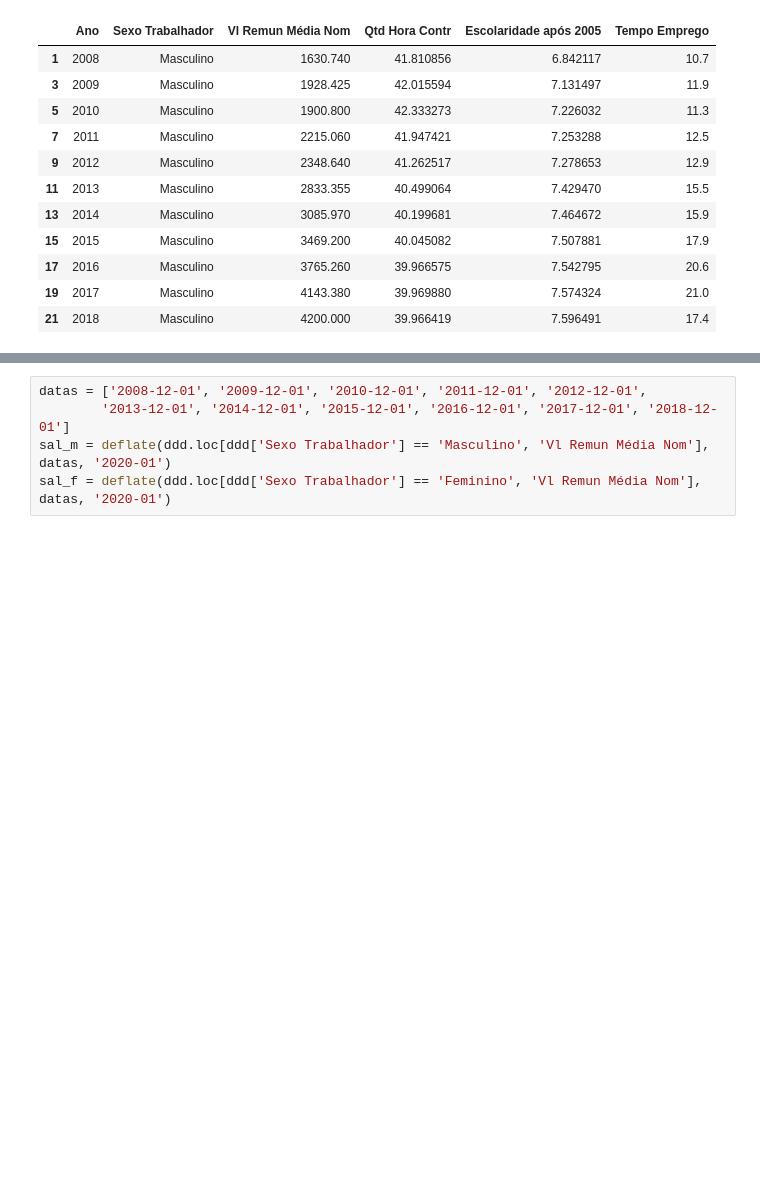
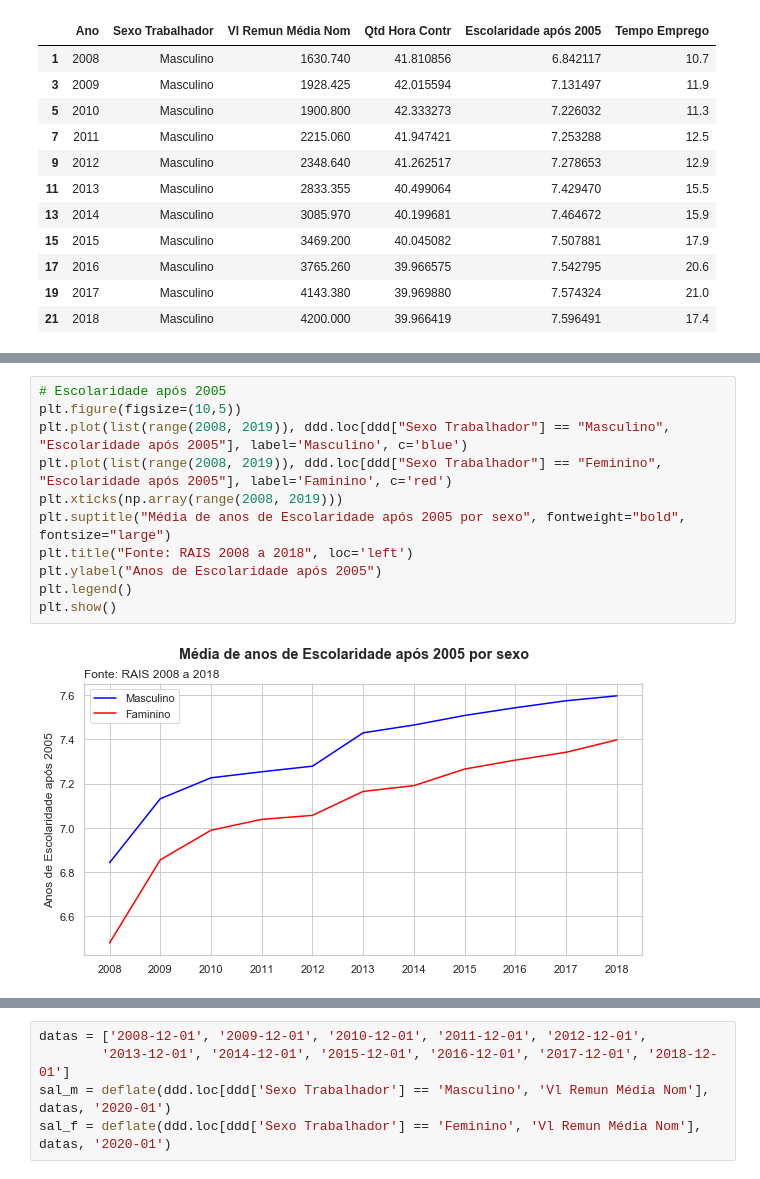
Before and after one commit to neylsoncrepalde/diversidade_mercado_ia, a Jupyter notebook: src/exploratoria.ipynb, the cells around one changed output, grey strips where cells are left out. Cells and saved outputs as stored; diff of their text form; blank space fills up the shorter version.

```diff
--- a/src/exploratoria.ipynb
+++ b/src/exploratoria.ipynb
@@ -335,0 +376,13 @@ ddd.loc[ddd['Sexo Trabalhador'] == 'Masculino',:]
+# %%
+# Escolaridade após 2005
+plt.figure(figsize=(10,5))
+plt.plot(list(range(2008, 2019)), ddd.loc[ddd["Sexo Trabalhador"] == "Masculino", "Escolaridade após 2005"], label='Masculino', c='blue')
+plt.plot(list(range(2008, 2019)), ddd.loc[ddd["Sexo Trabalhador"] == "Feminino", "Escolaridade após 2005"], label='Faminino', c='red')
+plt.xticks(np.array(range(2008, 2019)))
+plt.suptitle("Média de anos de Escolaridade após 2005 por sexo", fontweight="bold", fontsize="large")
+plt.title("Fonte: RAIS 2008 a 2018", loc='left')
+plt.ylabel("Anos de Escolaridade após 2005")
+plt.legend()
+plt.show()
+# %% [output]
+[figure, added]
```
Also changed, not shown: parts of 35 cells of this notebook.
